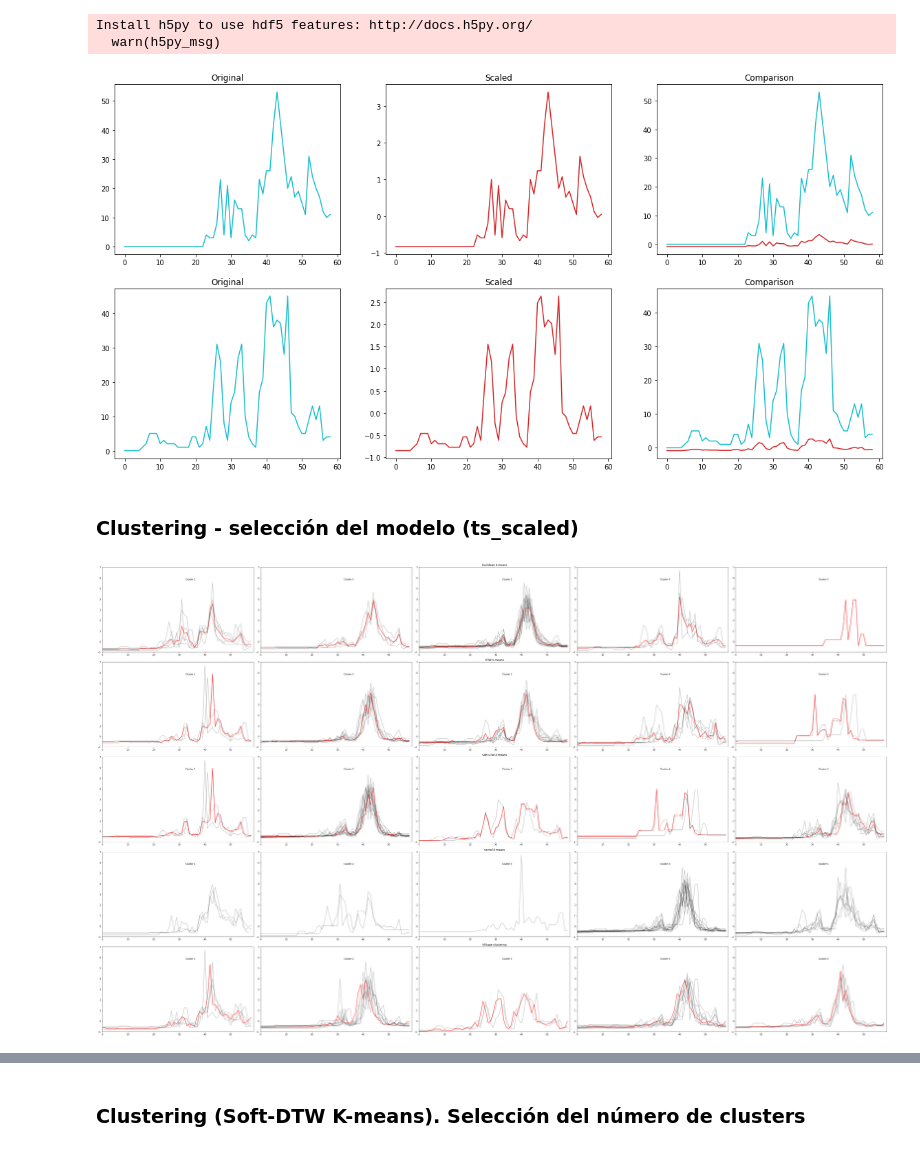
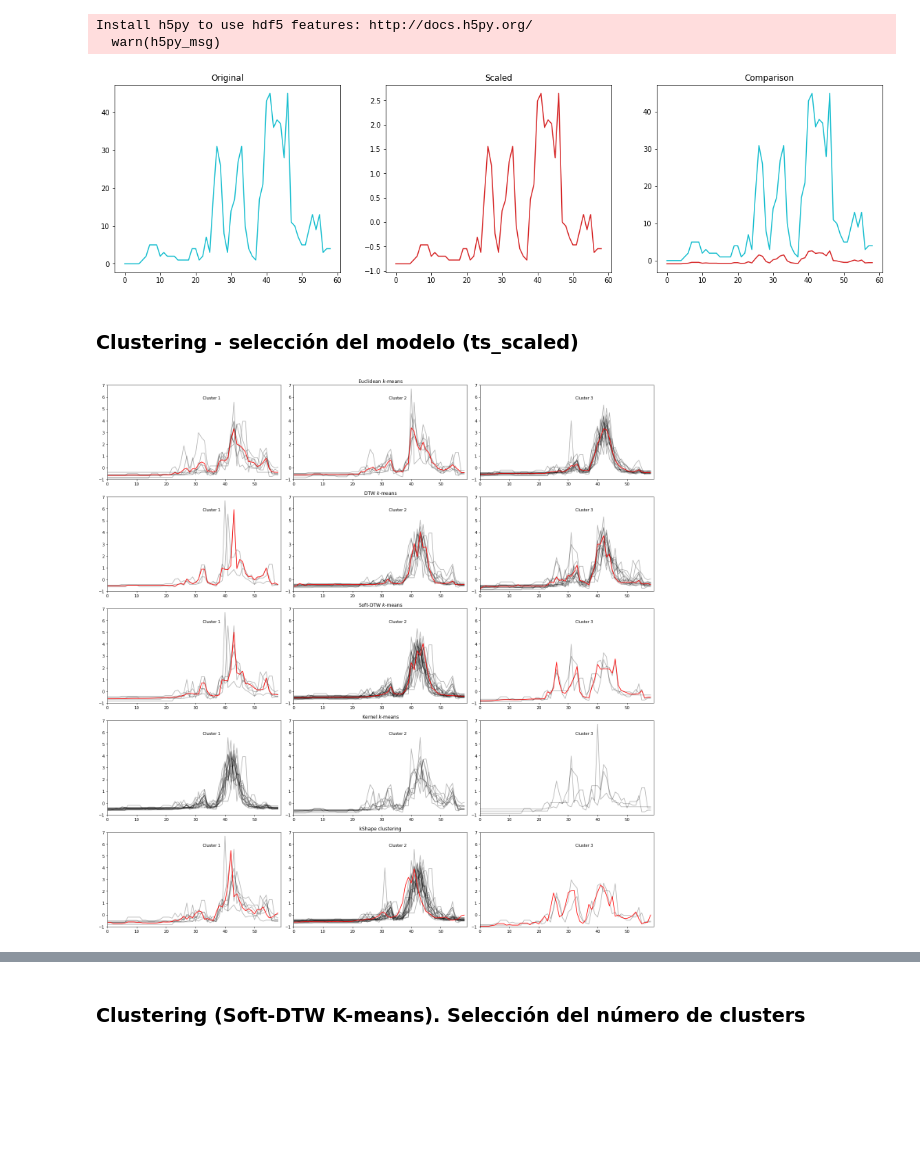
Before and after one commit to Meme-Science/DS-Project, a Jupyter notebook: Clustering/time_series_clustering.ipynb, the cells around one changed output, grey strips where cells are left out. Saved outputs shown, nothing was run; the diff lists cells and outputs as text; code cells hidden in the pictures; blank space fills up the shorter version.

```diff
--- a/Clustering/time_series_clustering.ipynb
+++ b/Clustering/time_series_clustering.ipynb
@@ -161,27 +163,27 @@ print(ts.shape)
 Install h5py to use hdf5 features: http://docs.h5py.org/
   warn(h5py_msg)
 # %%
-examples = [1, 15]
+examples = [15]
 n_examples = len(examples)
 
 plt.figure(figsize=(20, 5 * n_examples))
 
 for i in range(len(examples)):
     example = examples[i]
     plt.subplot(n_examples, 3, 3 * i + 1)
     plt.plot(ts[example].ravel(), '#17becf')
     plt.title('Original')
 
     plt.subplot(n_examples, 3, 3 * i + 2)
     plt.plot(ts_scaled[example].ravel(), '#d62728')
     plt.title('Scaled')
 
     plt.subplot(n_examples, 3, 3 * i + 3)
     plt.plot(ts[example].ravel(), '#17becf')
     plt.plot(ts_scaled[example].ravel(), '#d62728')
     plt.title('Comparison')
 # %% [output]
-[figure, old version]
+[figure, new version]
 # %% [markdown]
 ### Clustering - selección del modelo (ts_scaled)
 # %%
@@ -215,7 +220,7 @@ plt.figure(figsize=dims)
 for yi in range(n_clusters):
     plt.subplot(n_methods, n_clusters, yi + 1)
     plot_ts(ts_scaled, eu_km, yi, eu_labels)
-    if yi == 2:
+    if yi == 1:
         plt.title("Euclidean $k$-means")
 
 
@@ -228,7 +233,7 @@ dtw_labels = dtw_km.fit_predict(ts_scaled)
 for yi in range(n_clusters):
     plt.subplot(n_methods, n_clusters, 1 * n_clusters + yi + 1)
     plot_ts(ts_scaled, dtw_km, yi, dtw_labels)
-    if yi == 2:
+    if yi == 1:
         plt.title("DTW $k$-means")
 
 
@@ -242,9 +247,8 @@ soft_dtw_labels = soft_dtw_km.fit_predict(ts_scaled)
 for yi in range(n_clusters):
     plt.subplot(n_methods, n_clusters, 2 * n_clusters + yi + 1)
     plot_ts(ts_scaled, soft_dtw_km, yi, soft_dtw_labels)
-    if yi == 2:
+    if yi == 1:
         plt.title("Soft-DTW $k$-means")
-
 
 # KernelKMeans
 gak_km = KernelKMeans(n_clusters=n_clusters,
@@ -257,7 +261,7 @@ gak_labels = gak_km.fit_predict(ts_scaled)
 for yi in range(n_clusters):
     plt.subplot(n_methods, n_clusters, 3 * n_clusters + yi + 1)
     plot_ts(ts_scaled, gak_km, yi, gak_labels)
-    if yi == 2:
+    if yi == 1:
         plt.title("Kernel $k$-means")
 
 
@@ -268,13 +272,13 @@ ks_labels = ks.fit_predict(ts_scaled)
 for yi in range(n_clusters):
     plt.subplot(n_methods, n_clusters, 4 * n_clusters + yi + 1)
     plot_ts(ts_scaled, ks, yi, ks_labels)
-    if yi == 2:
+    if yi == 1:
         plt.title("kShape clustering")
 
 plt.tight_layout()
 plt.show()
 # %% [output]
-[figure, old version]
+[figure, new version]
 # %%
 from tslearn.clustering import silhouette_score
 
```
Also changed, not shown: parts of 12 cells of this notebook.
